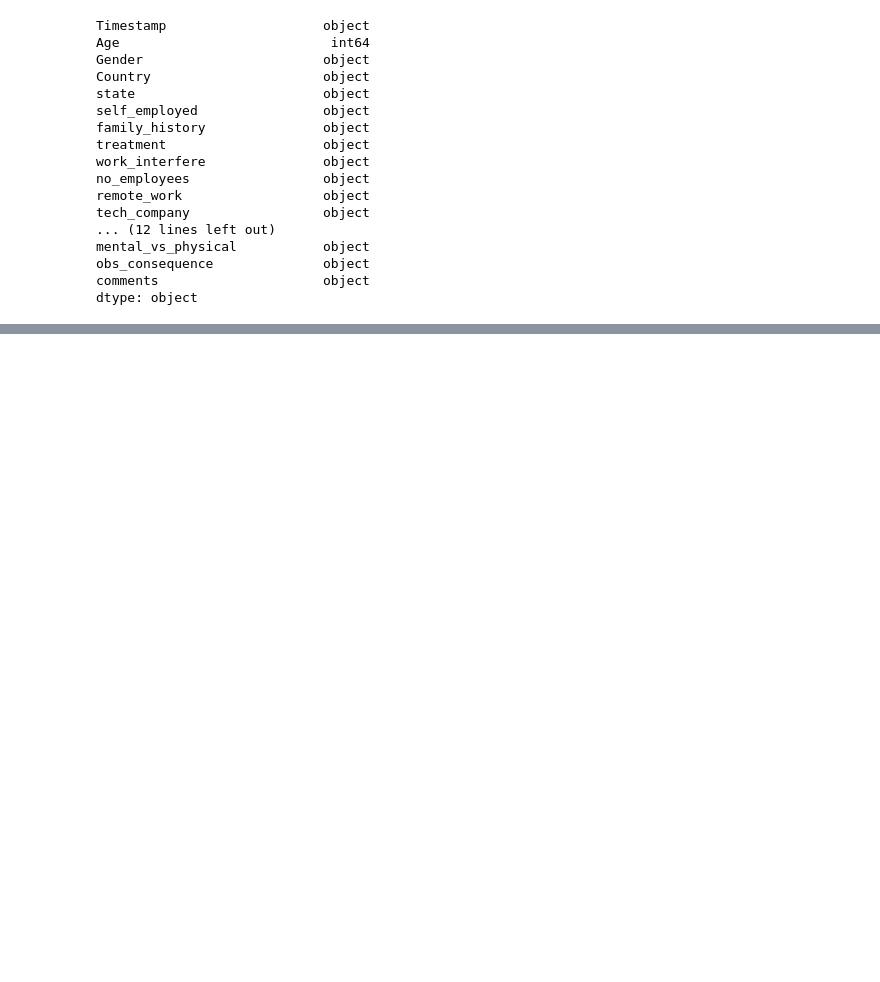
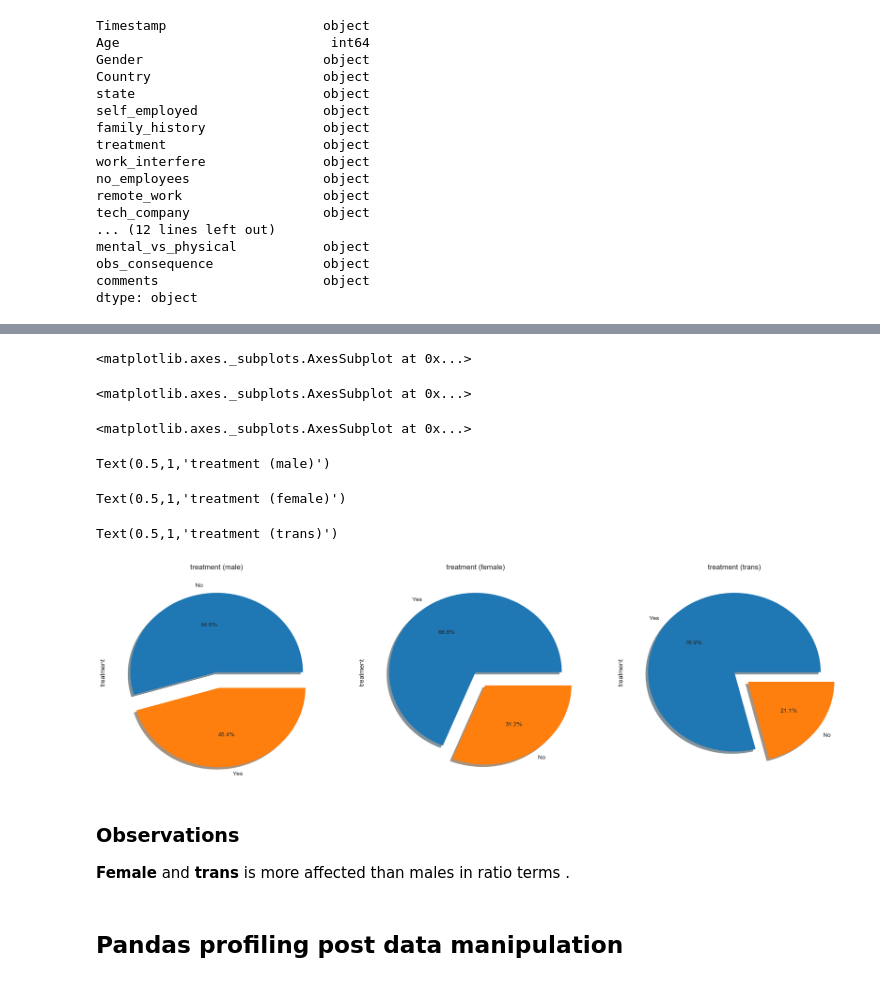
Before and after one commit to TJ-DS/ExploratoryDataAnalysis-EDA, a Jupyter notebook: Mental Health/Mental Health & Frequency Of Mental Health Disorders.ipynb, the cells around one changed output, grey strips where cells are left out. Drawn from its saved outputs; the diff is of its cells as text; code cells hidden in the pictures; blank space fills up the shorter version.

```diff
--- a/Mental Health/Mental Health & Frequency Of Mental Health Disorders.ipynb
+++ b/Mental Health/Mental Health & Frequency Of Mental Health Disorders.ipynb
@@ -199,0 +459,7 @@ profile.to_file(outputfile="mypreprofillingmentalsurvey.html")
+# %%
+#There are only 0.20% of self work_interfere so let's replace NaN with mode()
+#Replace "NaN" string from defaultString
+
+MentalData['work_interfere'] = MentalData['work_interfere'].fillna(MentalData['work_interfere'].mode()[0])
+print(MentalData['work_interfere'].unique())
+MentalData['work_interfere'].value_counts()
@@ -199,0 +530,22 @@ profile.to_file(outputfile="mypreprofillingmentalsurvey.html")
+# %%
+f,ax = plt.subplots(1,3,figsize=(22,6))
+MentalData['treatment'][MentalData['gender'] == 'male'].value_counts().plot.pie(explode=[0,0.2],autopct='%1.1f%%',ax=ax[0],shadow=True)
+MentalData['treatment'][MentalData['gender'] == 'female'].value_counts().plot.pie(explode=[0,0.2],autopct='%1.1f%%',ax=ax[1],shadow=True)
+MentalData['treatment'][MentalData['gender'] == 'trans'].value_counts().plot.pie(explode=[0,0.2],autopct='%1.1f%%',ax=ax[2],shadow=True)
+ax[0].set_title('treatment (male)')
+ax[1].set_title('treatment (female)')
+ax[2].set_title('treatment (trans)')
+# %% [output]
+<matplotlib.axes._subplots.AxesSubplot at 0x...>
+<matplotlib.axes._subplots.AxesSubplot at 0x...>
+<matplotlib.axes._subplots.AxesSubplot at 0x...>
+Text(0.5,1,'treatment (male)')
+Text(0.5,1,'treatment (female)')
+Text(0.5,1,'treatment (trans)')
+[figure, added]
+# %% [markdown]
+### Observations
+
+__Female__ and __trans__ is more affected than males in ratio terms .
+# %% [markdown]
+## Pandas profiling post data manipulation
```
Also changed, not shown: parts of 85 cells of this notebook, 2 other files.
